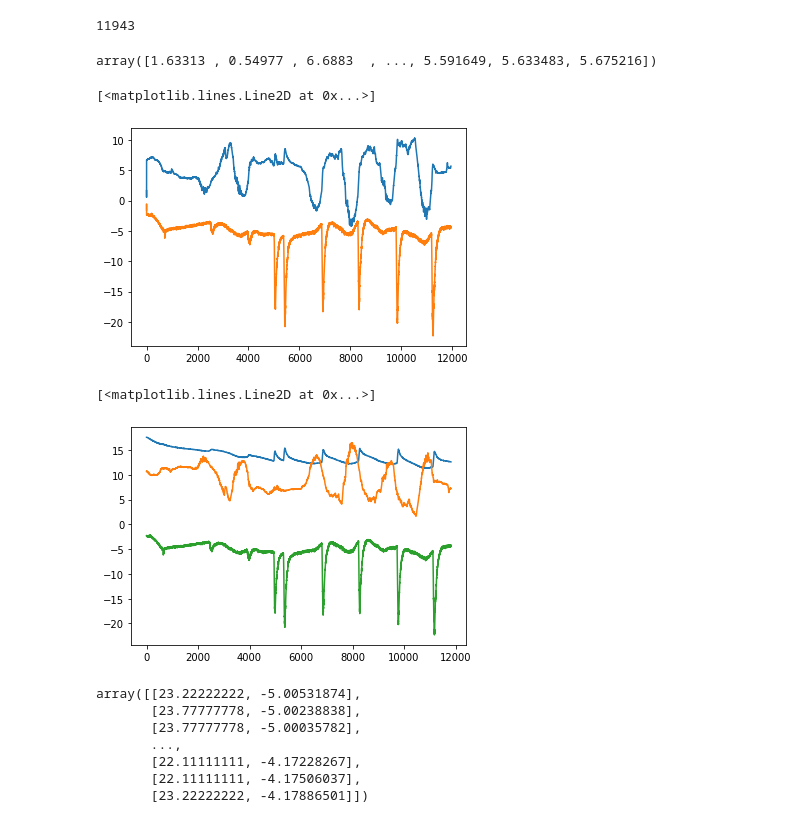
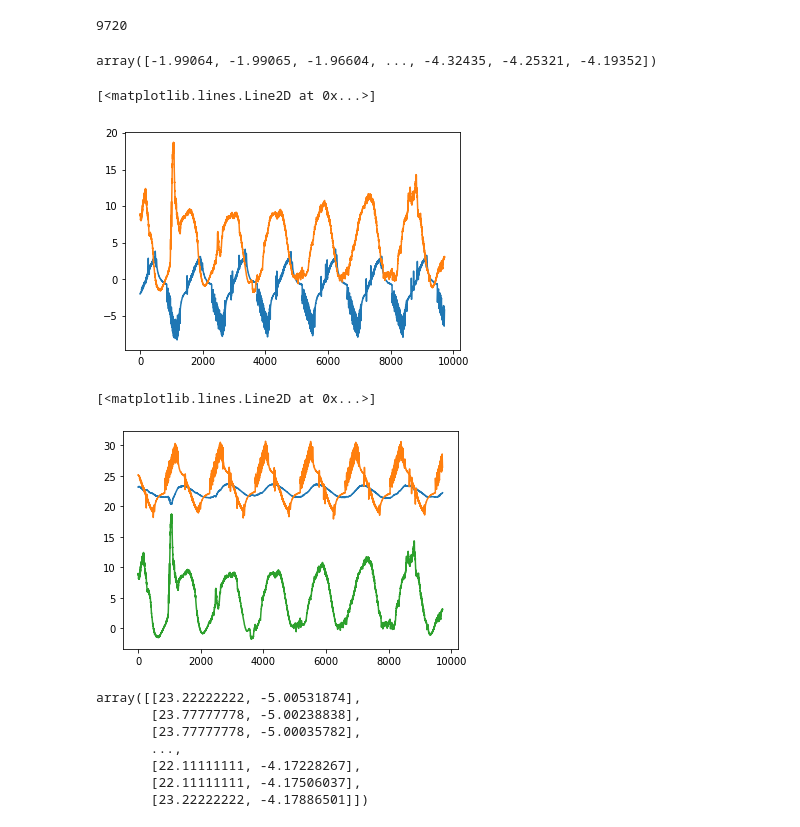
Before and after one commit to sanjin94/HFMpred, a Jupyter notebook: data/data_extract.ipynb, the cells around one changed output. Saved outputs shown, nothing was run; the diff lists cells and outputs as text; code cells hidden in the pictures.

```diff
--- a/data/data_extract.ipynb
+++ b/data/data_extract.ipynb
@@ -93,14 +91,14 @@ def vectsave(ts, name):
 
     return delta_t, q
 # %%
-def vectsave2(ts):
+def vectsave2(ts, name):
     tint = ts[0].copy()
     text = ts[1].copy()
     q = ts[4].copy()
 
     heading = ['tint', 'text', 'q']
 
-    with open('model_input/vectors2.csv', 'w') as file:
+    with open('model_input/' + name + '.csv', 'w') as file:
         write = csv.writer(file)
         write.writerow(heading)
         write.writerows([tint[i], text[i], q[i],] for i in range(len(q)))
@@ -108,14 +106,14 @@ def vectsave2(ts):
     return tint, text, q
 # %%
 file_name = 'measurement.dat'
-name = 'mursko_sredisce'
+name = 'beton_prijelazno'
 
-start = '2021-10-06 14:00'
-end = '2021-10-15 07:00'
-calc_start = '2021-10-06 14:00'
-calc_end = '2021-10-15 07:00'
+start = '2022-03-01 15:00'
+end = '2022-03-08 09:00'
+calc_start = '2022-03-01 15:00'
+calc_end = '2022-03-08 09:00'
 
-avg_const = 30
+avg_const = 1
 
 ind_o = RawData_index(file_name, start, end)
 first_ind, last_ind = ind_o.dfinit()
@@ -129,26 +127,26 @@ vect_o = RawData_series(file_name, first_ind, last_ind, columns)
 ts = vect_o.ex_vect()
 print(len(ts[0]))
 # %% [output]
-11943
+9720
 # %%
 v1, v2 = vectsave(ts, name)
 v1
 # %% [output]
-array([1.63313 , 0.54977 , 6.6883  , ..., 5.591649, 5.633483, 5.675216])
+array([-1.99064, -1.99065, -1.96604, ..., -4.32435, -4.25321, -4.19352])
 # %%
 plt.plot(v1)
 plt.plot(v2)
 # %% [output]
 [<matplotlib.lines.Line2D at 0x...>]
-[figure, old version]
+[figure, new version]
 # %%
-tint, text, q = vectsave2(ts)
+tint, text, q = vectsave2(ts, name)
 plt.plot(tint)
 plt.plot(text)
 plt.plot(q)
 # %% [output]
 [<matplotlib.lines.Line2D at 0x...>]
-[figure, old version]
+[figure, new version]
 # %%
 v2 = pd.read_csv('raw/v1.csv', sep=',').values
 v1 = pd.read_csv('raw/Zagreb2021.csv', sep=',').values
```
Also changed, not shown: parts of 2 cells of this notebook, 4 other files.
